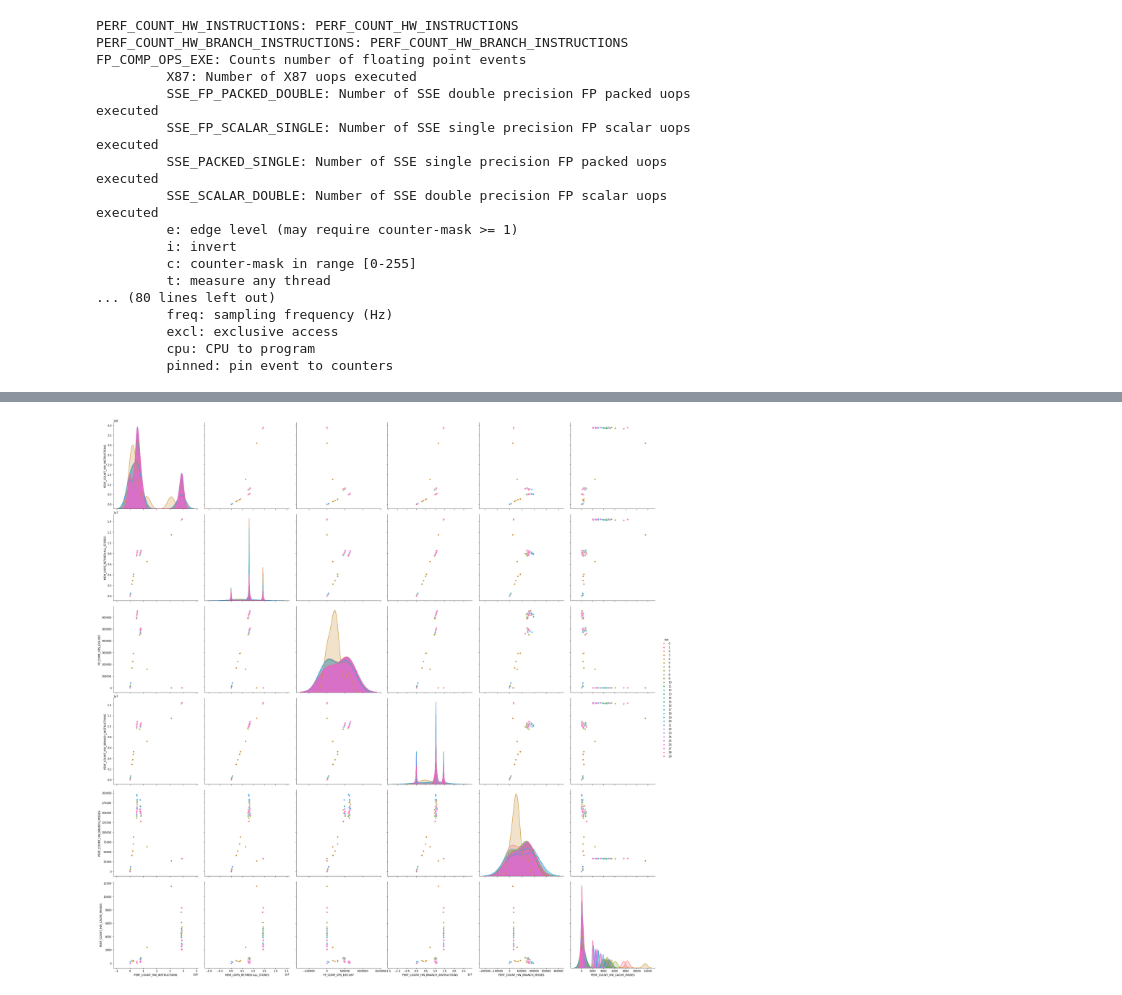
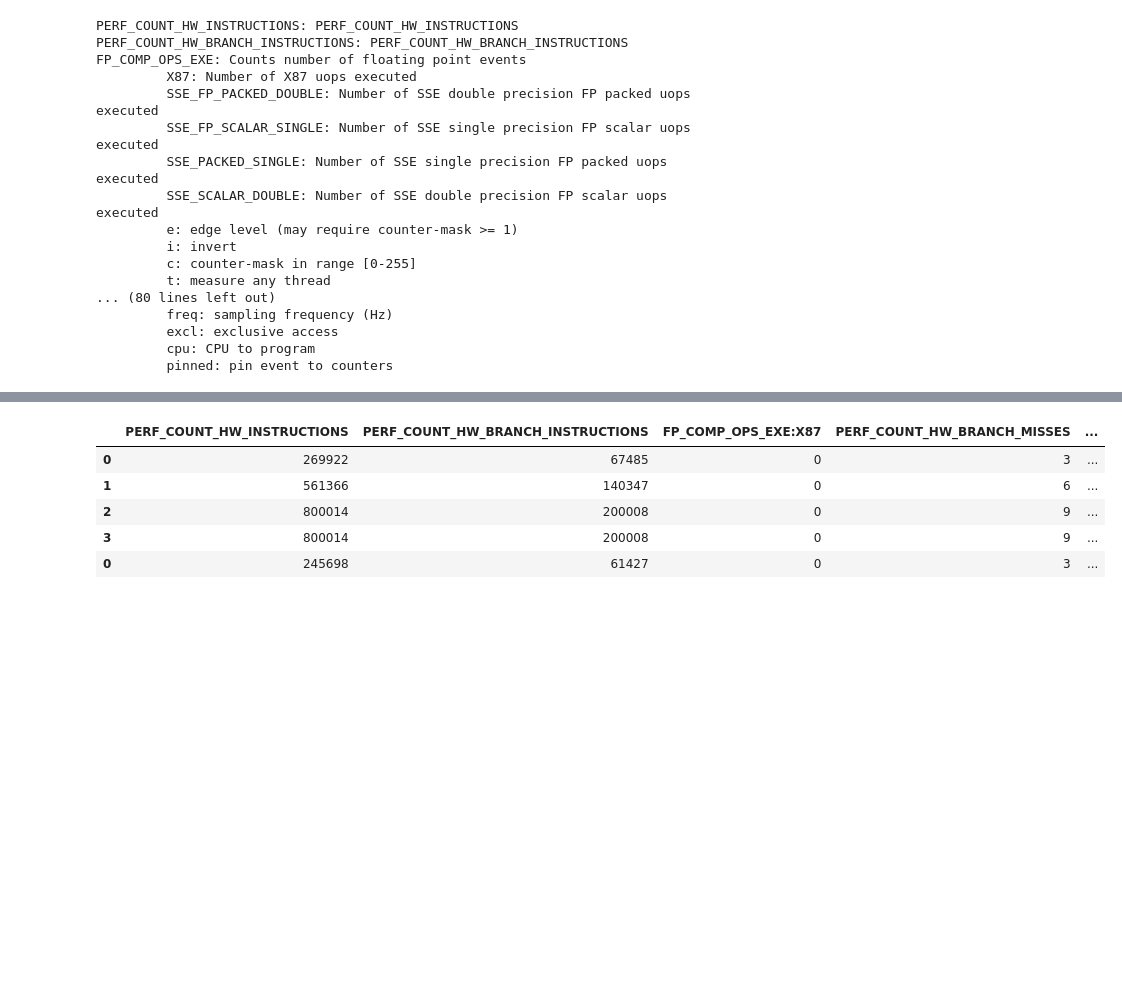
Before and after one commit to VitorRamos/performance_features, a Jupyter notebook: analysis/data_analysis.ipynb, the cells around one changed output, grey strips where cells are left out. Saved outputs shown, nothing was run; the diff lists cells and outputs as text; code cells hidden in the pictures; blank space fills up the shorter version.

```diff
--- a/analysis/data_analysis.ipynb
+++ b/analysis/data_analysis.ipynb
@@ -157,13 +232,19 @@ MAX 99% stds error 226.53930667622367
 ... (4 outputs left out)
 # %%
 big_df=pd.DataFrame()
-for i, df in enumerate(dfs):
+for i, df in enumerate(data):
+    df= pd.DataFrame(df,columns=flat_list(to_monitor))
     df['run']= i
     big_df= pd.concat([big_df,df])
 big_df.head(5)
-import seaborn as sns
-sns_plot= sns.pairplot(big_df,vars=['PERF_COUNT_HW_INSTRUCTIONS','MEM_UOPS_RETIRED:ALL_STORES','FP_COMP_OPS_EXE:X87',
-                                   'PERF_COUNT_HW_BRANCH_INSTRUCTIONS', 'PERF_COUNT_HW_BRANCH_MISSES', 'PERF_COUNT_HW_CACHE_MISSES'], hue="run",size=5)
+#import seaborn as sns
+#sns_plot= sns.pairplot(big_df,vars=['PERF_COUNT_HW_INSTRUCTIONS','MEM_UOPS_RETIRED:ALL_STORES','FP_COMP_OPS_EXE:X87',
+                                   #'PERF_COUNT_HW_BRANCH_INSTRUCTIONS', 'PERF_COUNT_HW_BRANCH_MISSES', 'PERF_COUNT_HW_CACHE_MISSES'], hue="run",size=5)
 #sns_plot.savefig("output.png")
 # %% [output]
-[figure, removed]
+|  | PERF_COUNT_HW_INSTRUCTIONS | PERF_COUNT_HW_BRANCH_INSTRUCTIONS | FP_COMP_OPS_EXE:X87 | PERF_COUNT_HW_BRANCH_MISSES | ... |
+| 0 | 269922 | 67485 | 0 | 3 | ... |
+| 1 | 561366 | 140347 | 0 | 6 | ... |
+| 2 | 800014 | 200008 | 0 | 9 | ... |
+| 3 | 800014 | 200008 | 0 | 9 | ... |
+| 0 | 245698 | 61427 | 0 | 3 | ... |
```
Also changed, not shown: parts of 10 cells of this notebook.
